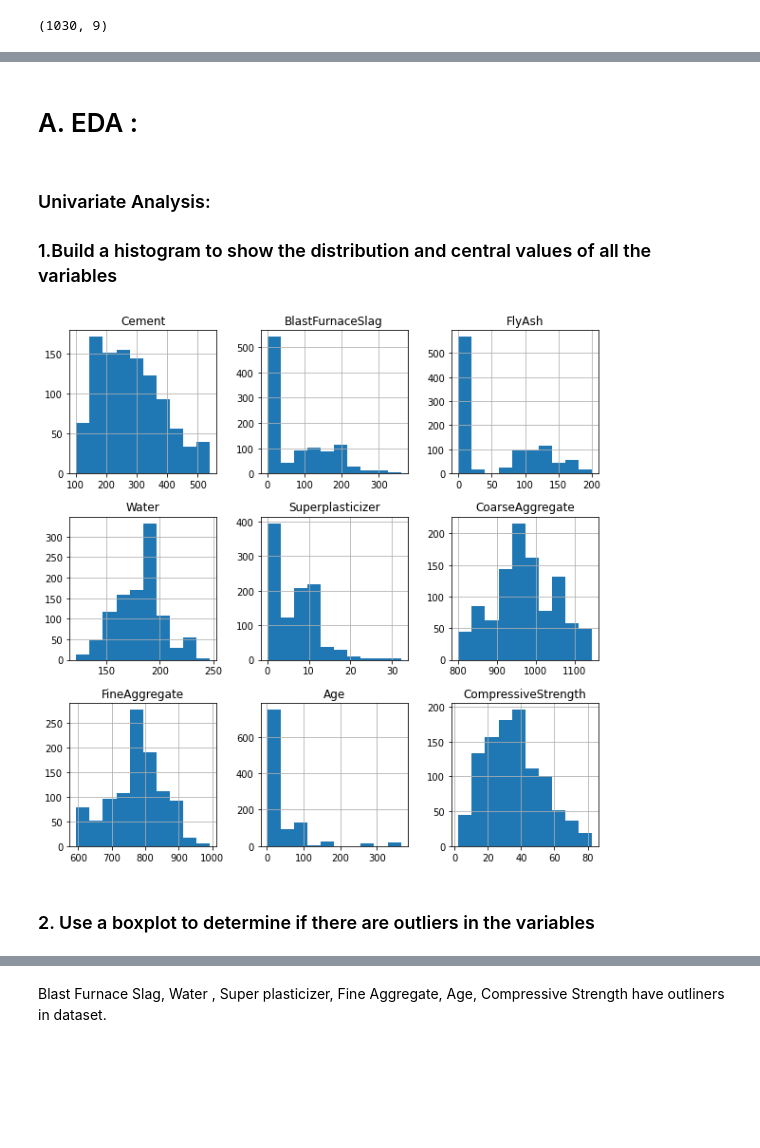
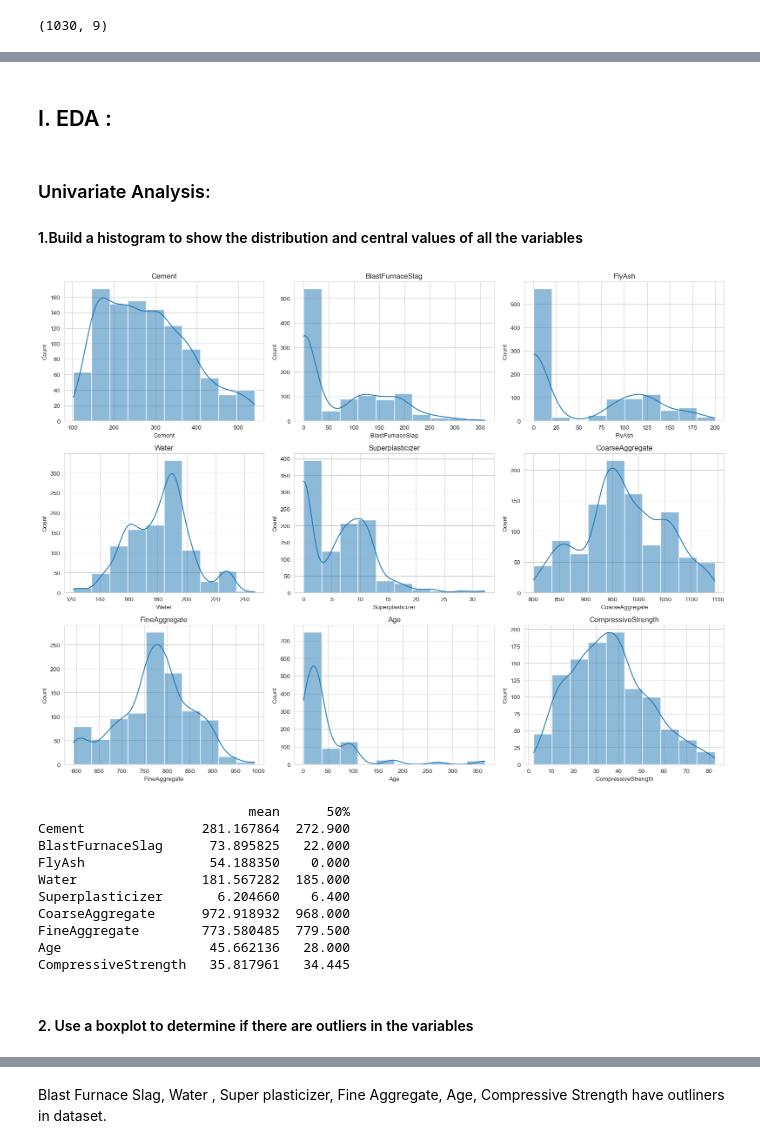
Before and after one commit to kayaisacat/IAI5101_Assignment2, a Jupyter notebook: Assignment2.ipynb, the cells around one changed output, grey strips where cells are left out. Saved outputs shown, nothing was run; the diff lists cells and outputs as text; code cells hidden in the pictures; blank space fills up the shorter version.

```diff
--- a/Assignment2.ipynb
+++ b/Assignment2.ipynb
@@ -50,5 +53,5 @@ df.describe()
 # %% [markdown]
-# A. EDA :
+## I. EDA :
 # %% [markdown]
 ### Univariate Analysis:
-### 1.Build a histogram to show the distribution and central values of all the variables
+#### 1.Build a histogram to show the distribution and central values of all the variables
@@ -61,7 +58,34 @@ import matplotlib.pyplot as plt
-# %%
-df.hist(bins=10,figsize=(10,10))
-plt.show()
-# %% [output]
-[figure, removed]
+# %%
+# Set up the figure
+fig, axs = plt.subplots(nrows=3, ncols=3, figsize=(16, 12))
+
+# Loop through each variable and create a histogram
+for i, var in enumerate(df.columns):
+    row = i // 3
+    col = i % 3
+    sns.histplot(data=df[var], bins=10, kde=True, ax=axs[row][col])
+    axs[row][col].set_title(var)
+
+# Adjust the layout and display the plot
+plt.tight_layout()
+plt.show()
+# %% [output]
+[figure, added]
+# %%
+# Get central values of all variables
+central_values = df.describe().loc[['mean', '50%'], :]
+central_values = central_values.T
+print(central_values)
+# %% [output]
+                           mean      50%
+Cement               281.167864  272.900
+BlastFurnaceSlag      73.895825   22.000
+FlyAsh                54.188350    0.000
+Water                181.567282  185.000
+Superplasticizer       6.204660    6.400
+CoarseAggregate      972.918932  968.000
+FineAggregate        773.580485  779.500
+Age                   45.662136   28.000
+CompressiveStrength   35.817961   34.445
 # %% [markdown]
-### 2. Use a boxplot to determine if there are outliers in the variables
+#### 2. Use a boxplot to determine if there are outliers in the variables
```
Also changed, not shown: parts of 35 cells of this notebook.
